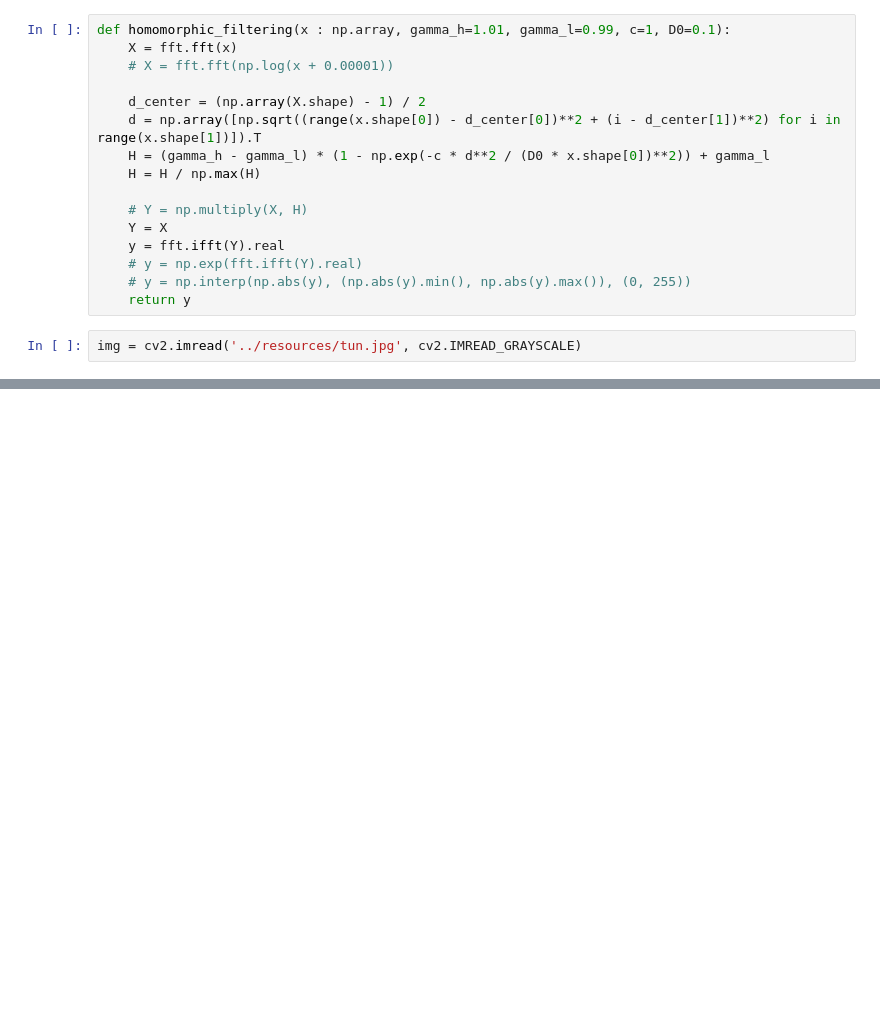
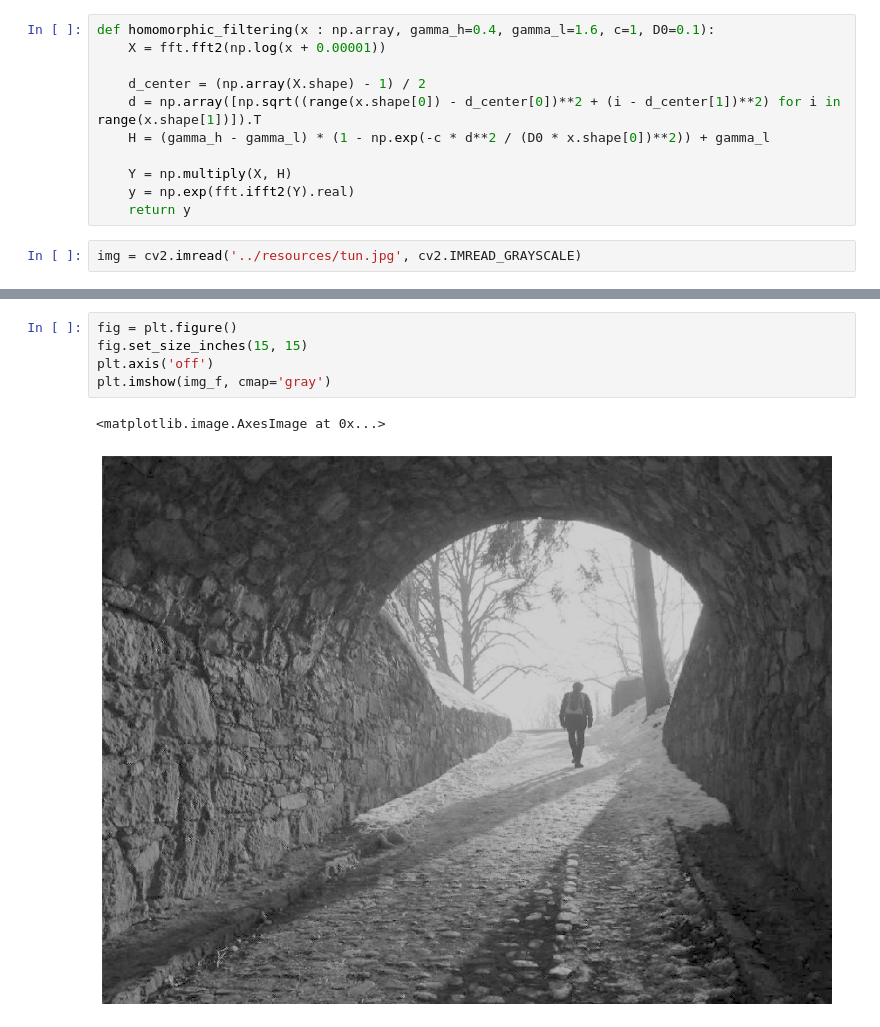
Before and after one commit to asp-image-dsp/image-processing-tp03, a Jupyter notebook: notebooks/ex6.ipynb, the cells around one changed output, grey strips where cells are left out. Saved outputs shown, nothing was run; the diff lists cells and outputs as text; blank space fills up the shorter version.

Commit message:
Make homomorphic work

```diff
--- a/notebooks/ex6.ipynb
+++ b/notebooks/ex6.ipynb
@@ -4,20 +4,15 @@ from scipy import fft
 import cv2
 import matplotlib.pyplot as plt
 # %%
-def homomorphic_filtering(x : np.array, gamma_h=1.01, gamma_l=0.99, c=1, D0=0.1):
-    X = fft.fft(x)
-    # X = fft.fft(np.log(x + 0.00001))
+def homomorphic_filtering(x : np.array, gamma_h=0.4, gamma_l=1.6, c=1, D0=0.1):
+    X = fft.fft2(np.log(x + 0.00001))
 
     d_center = (np.array(X.shape) - 1) / 2
     d = np.array([np.sqrt((range(x.shape[0]) - d_center[0])**2 + (i - d_center[1])**2) for i in range(x.shape[1])]).T
     H = (gamma_h - gamma_l) * (1 - np.exp(-c * d**2 / (D0 * x.shape[0])**2)) + gamma_l
-    H = H / np.max(H)
 
-    # Y = np.multiply(X, H)
-    Y = X
-    y = fft.ifft(Y).real
-    # y = np.exp(fft.ifft(Y).real)
-    # y = np.interp(np.abs(y), (np.abs(y).min(), np.abs(y).max()), (0, 255))
+    Y = np.multiply(X, H)
+    y = np.exp(fft.ifft2(Y).real)
     return y
 # %%
 img = cv2.imread('../resources/tun.jpg', cv2.IMREAD_GRAYSCALE)
@@ -57,0 +29,8 @@ plt.imshow(np.abs(fft.ifft(fft.fft(img))), cmap='gray')
+# %%
+fig = plt.figure()
+fig.set_size_inches(15, 15)
+plt.axis('off')
+plt.imshow(img_f, cmap='gray')
+# %% [output]
+<matplotlib.image.AxesImage at 0x...>
+[figure, added]
```
Also changed, not shown: parts of 5 cells of this notebook.
